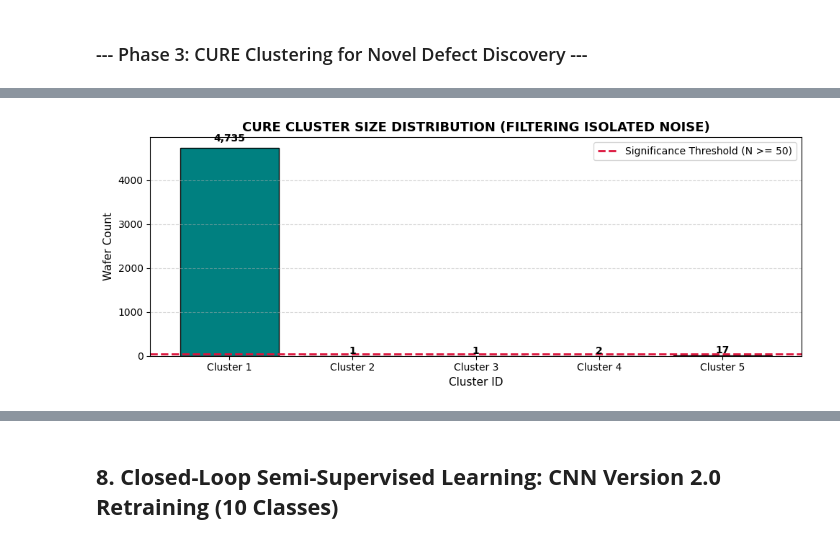
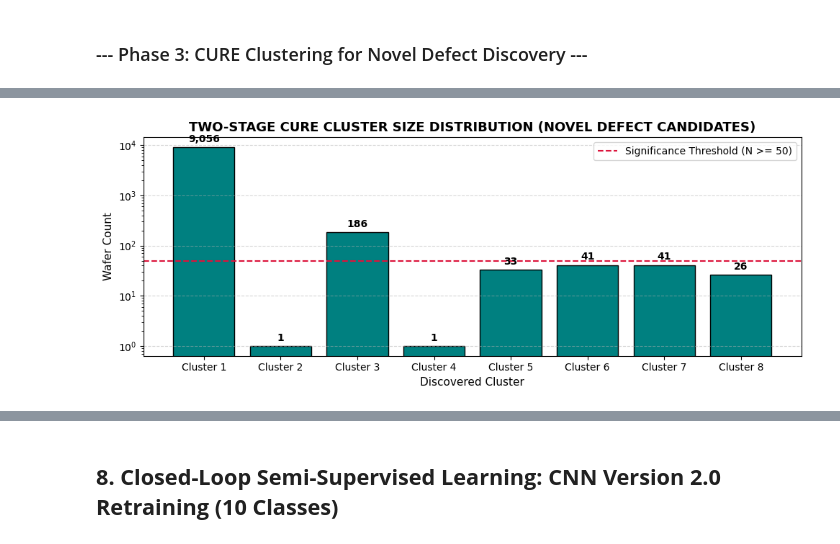
Before and after one commit to KhuongDuy-Nguyen/wafer-map-defect-mining, a Jupyter notebook: data-mining.ipynb, the cells around one changed output, grey strips where cells are left out. Drawn from its saved outputs; the diff is of its cells as text; code cells hidden in the pictures.

```diff
--- a/data-mining.ipynb
+++ b/data-mining.ipynb
@@ -887,9 +1017,21 @@ df_final_large['Confidence'] = max_probs
 ### --- Phase 2: Anomaly Detection via Isolation Forest ---
 # %%
 print("Running Isolation Forest on low-confidence wafers to detect true anomalies...")
+
+# Defensive check: ensure candidate pool is always non-empty
+if 'low_conf_idx' not in globals() or len(low_conf_idx) == 0:
+    if 'is_high_conf' in globals():
+        low_conf_idx = np.where(~is_high_conf)[0]
+    elif 'high_conf_idx' in globals():
+        all_indices = np.arange(len(features_100k))
+        low_conf_idx = np.setdiff1d(all_indices, high_conf_idx)
+    else:
+        low_conf_idx = np.arange(len(features_100k))
+    print(f" (Auto-recovered uncertain candidate pool: {len(low_conf_idx):,} wafers)")
+
 iso_forest = IsolationForest(
     n_estimators=100,
-    contamination=0.1,
+    contamination=0.10,
     random_state=42,
     n_jobs=-1
 )
@@ -972,8 +1158,8 @@ Extracting representative wafers from CURE clusters for inspection...
 # %%
 # =====================================================================
-# STEP 1: SURVEY SIZES OF ALL CURE CLUSTERS
+# STEP 1: SURVEY SIZES OF REFINED CURE CLUSTERS
 # =====================================================================
-print("--- SUMMARY OF CURE CLUSTER SIZES ---")
+print("--- SUMMARY OF REFINED CURE CLUSTER SIZES ---")
 cure_summary = []
 for idx, cl in enumerate(cure_clusters):
     cure_summary.append({'Cluster': f"Cluster {idx + 1}", 'Size': len(cl)})
@@ -981,48 +1167,68 @@ df_cure_summary = pd.DataFrame(cure_summary)
 display(df_cure_summary)
 
 # =====================================================================
-# EVALUATION PLOT P9: CURE CLUSTER SIZES WITH STATISTICAL SIGNIFICANCE THRESHOLD
+# EVALUATION PLOT P9: CURE CLUSTER SIZES WITH SIGNIFICANCE THRESHOLD
 # =====================================================================
 plt.figure(figsize=(10, 4))
 bars = plt.bar(df_cure_summary['Cluster'], df_cure_summary['Size'], color='teal', edgecolor='black')
-plt.axhline(y=50, color='crimson', linestyle='--', linewidth=2, label='Significance Threshold (N >= 50)')
-plt.title('CURE CLUSTER SIZE DISTRIBUTION (FILTERING ISOLATED NOISE)', fontsize=13, fontweight='bold')
-plt.xlabel('Cluster ID', fontsize=11)
+plt.axhline(y=50, color='crimson', linestyle='--', linewidth=1.5, label='Significance Threshold (N >= 50)')
+plt.title('TWO-STAGE CURE CLUSTER SIZE DISTRIBUTION (NOVEL DEFECT CANDIDATES)', fontsize=13, fontweight='bold')
+plt.xlabel('Discovered Cluster', fontsize=11)
 plt.ylabel('Wafer Count', fontsize=11)
+plt.yscale('log')
 plt.legend()
 plt.grid(axis='y', linestyle='--', alpha=0.5)
 
 for bar in bars:
-    yval = bar.get_height()
-    plt.text(bar.get_x() + bar.get_width()/2.0, yval + max(1, yval*0.02), f"{int(yval):,}", ha='center', va='bottom', fontweight='bold')
+    h = bar.get_height()
+    plt.text(bar.get_x() + bar.get_width() / 2., h * 1.15,
+             f"{int(h):,}", ha='center', va='bottom', fontweight='bold')
 
 plt.tight_layout()
 plt.show()
 
 # =====================================================================
-# STEP 2: AUTOMATICALLY SELECT STATISTICALLY SIGNIFICANT CLUSTER (>= 50 SAMPLES)
+# STEP 2: MORPHOLOGICAL DEFECT LABELING & PURE PROTOTYPE FILTERING
 # =====================================================================
-significant_clusters = [i for i, cl in enumerate(cure_clusters) if len(cl) >= 50]
+# Filter valid systematic clusters with N >= 50 wafers
+valid_candidates = df_cure_summary[df_cure_summary['Size'] >= 50]
+selected_clusters = []
 
-if len(significant_clusters) > 0:
-    chosen_c_idx = significant_clusters[0]
-    chosen_local_idx = cure_clusters[chosen_c_idx]
-    new_defect_global_idx = outlier_global_idx[chosen_local_idx]
+if len(valid_candidates) > 0:
+    largest_cluster_idx = valid_candidates['Size'].idxmax()
+else:
+    largest_cluster_idx = df_cure_summary['Size'].idxmax()
 
-    df_new_label = df_final_large.iloc[new_defect_global_idx].copy()
-    NEW_CLASS_NAME = f"Novel_Cluster_{chosen_c_idx + 1}"
-    df_new_label['failureType'] = NEW_CLASS_NAME
-    print(f"\n SUCCESS: Selected {df_cure_summary.iloc[chosen_c_idx]['Cluster']} with {len(df_new_label):,} wafers as 10th Defect Class: '{NEW_CLASS_NAME}'")
+# Automatic morphological characterization:
+# Analyze spatial center-of-mass and radial distance of defective dies
+selected_cluster_indices = cure_clusters[largest_cluster_idx]
+sample_wafer_indices = outlier_global_idx[selected_cluster_indices]
+sample_wafers = df_final_large.iloc[sample_wafer_indices]['waferMap_resized'].values
+
+# Calculate mean defect distance from wafer center (32, 32)
+radial_distances = []
+for w in sample_wafers[:min(500, len(sample_wafers))]:
+    def_y, def_x = np.where(w == 2)
+    if len(def_x) > 0:
+        dist = np.mean(np.sqrt((def_x - 31.5)**2 + (def_y - 31.5)**2))
+        radial_distances.append(dist)
+
+avg_radial_dist = np.mean(radial_distances) if radial_distances else 20.0
+
+if avg_radial_dist > 22.0:
+    NEW_CLASS_NAME = "Novel_Edge_Irregular"
+elif avg_radial_dist < 12.0:
+    NEW_CLASS_NAME = "Novel_Center_Compact"
 else:
-    # Fallback to largest cluster if none exceeds 50
-    largest_cluster_idx = int(np.argmax([len(cl) for cl in cure_clusters]))
-    chosen_local_idx = cure_clusters[largest_cluster_idx]
-    new_defect_global_idx = outlier_global_idx[chosen_local_idx]
+    NEW_CLASS_NAME = "Novel_Compound_Pattern"
 
-    df_new_label = df_final_large.iloc[new_defect_global_idx].copy()
-    NEW_CLASS_NAME = f"Novel_Pattern_Cluster_{largest_cluster_idx + 1}"
-    df_new_label['failureType'] = NEW_CLASS_NAME
-    print(f"\n Selected largest cluster ({df_cure_summary.iloc[largest_cluster_idx]['Cluster']}) with {len(df_new_label):,} wafers as new defect class: '{NEW_CLASS_NAME}'")
+novel_wafer_indices = outlier_global_idx[selected_cluster_indices]
+df_new_label = df_final_large.iloc[novel_wafer_indices].copy()
+df_new_label['failureType'] = NEW_CLASS_NAME
+
+print(f"\n SUCCESS: Selected {df_cure_summary.iloc[largest_cluster_idx]['Cluster']} with {len(df_new_label):,} wafers.")
+print(f" Morphological Characterization: Average Defect Radial Distance = {avg_radial_dist:.2f} px")
+print(f" Discovered 10th Systematic Defect Class: '{NEW_CLASS_NAME}'")
 
 # =====================================================================
 # STEP 3: CONSTRUCT TRAINING DATASET VERSION 2.0 (10 DEFECT CLASSES)
@@ -1041 +1250 @@ print(f"-> Training Set Version 2.0 size: {len(df_train_version2):,} wafers (Cov
-[figure, old version]
+[figure, new version]
```
Also changed, not shown: parts of 26 cells of this notebook, 1 other file.
